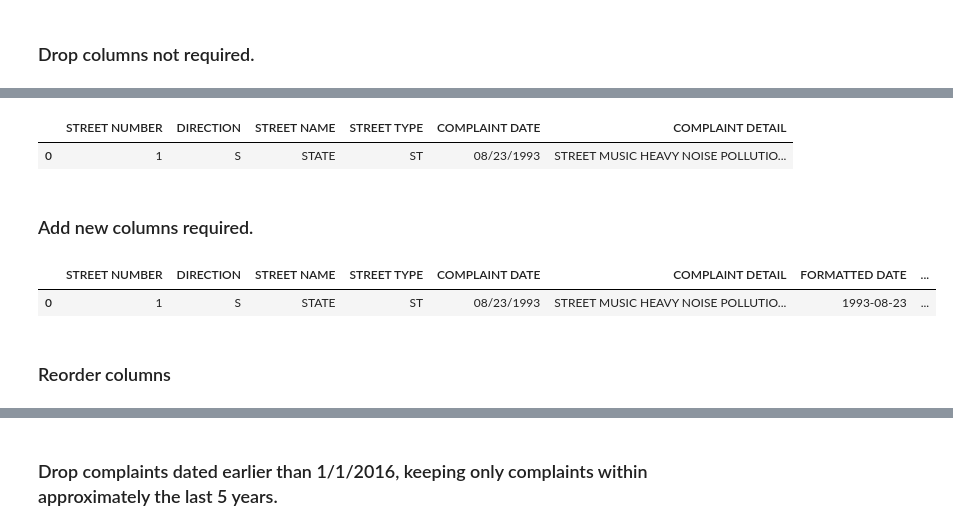
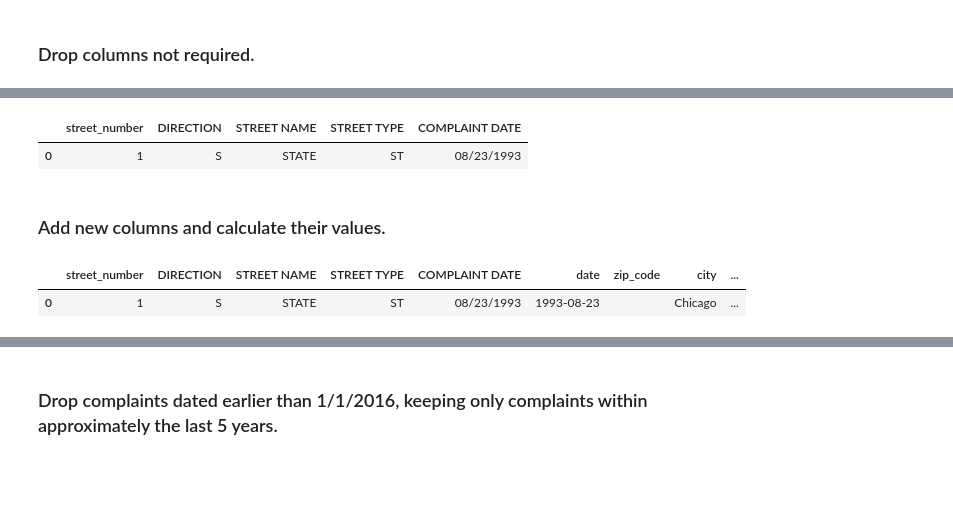
Before and after one commit to saguaroland1939/AirBnB-Analysis, a Jupyter notebook: Veronica/Noise complaints ETL.ipynb, the cells around one changed output, grey strips where cells are left out. Saved outputs shown, nothing was run; the diff lists cells and outputs as text; code cells hidden in the pictures; blank space fills up the shorter version.

Commit message:
Completes Noise complaints ETL.ipynb code.

```diff
--- a/Veronica/Noise complaints ETL.ipynb
+++ b/Veronica/Noise complaints ETL.ipynb
@@ -60,7 +51,7 @@ noise_complaints_df.head(2)
 ### Drop columns not required.
 # %%
 # Drop COMPLAINT ID, COMPLAINT TYPE, STREET NUMBER TO, INSPECTOR, INSPECTION LOG, DATA SOURCE, and Modified Date columns.
-(noise_complaints_df.drop(columns=['COMPLAINT ID', 'COMPLAINT TYPE', 'STREET NUMBER TO', 'INSPECTOR',
+(noise_complaints_df.drop(columns=['COMPLAINT ID', 'COMPLAINT TYPE', 'STREET NUMBER TO', 'INSPECTOR', 'COMPLAINT DETAIL',
                                    'INSPECTION LOG', 'DATA SOURCE', 'Modified Date'], inplace=True))
 
 noise_complaints_df.head(1)
@@ -72,46 +64,40 @@ noise_complaints_df.head(1)
 # %%
-# Rename STREET NUMBER FROM column to simply STREET NUMBER as this column will be used to represent point locations
-# rather than ranges.
-noise_complaints_df.rename(columns = {'STREET NUMBER FROM':'STREET NUMBER'}, inplace = True)
+# Rename STREET NUMBER FROM column to simply STREET NUMBER for readability as this column will be used to represent
+# point locations rather than ranges.
+
+noise_complaints_df.rename(columns = {'STREET NUMBER FROM':'street_number'}, inplace = True)
 
 noise_complaints_df.head(1)
 # %% [output]
-|  | STREET NUMBER | DIRECTION | STREET NAME | STREET TYPE | COMPLAINT DATE | COMPLAINT DETAIL |
-| 0 | 1 | S | STATE | ST | 08/23/1993 | STREET MUSIC HEAVY NOISE POLLUTIO... |
+|  | street_number | DIRECTION | STREET NAME | STREET TYPE | COMPLAINT DATE |
+| 0 | 1 | S | STATE | ST | 08/23/1993 |
 # %% [markdown]
-### Add new columns required.
+### Add new columns and calculate their values.
 # %%
 # Add columns to store formatted date, zip code, full address, latitude, and longitude.
 
-# Add FORMATTED DATE column derived from COMPLAINT DATE column. This column holds dates in Pandas DateTime format and
+# Add DATE column derived from COMPLAINT DATE column. This column holds dates in Pandas DateTime format and
 # will be used to select noise complaints within recent years.
-noise_complaints_df["FORMATTED DATE"] = pd.to_datetime(noise_complaints_df["COMPLAINT DATE"])
+noise_complaints_df["date"] = pd.to_datetime(noise_complaints_df["COMPLAINT DATE"])
 
 # Add ZIP CODE column. Will be populated with results of API call and will be used to join PostgresSQL tables.
-noise_complaints_df["ZIP CODE"] = ""
+noise_complaints_df["zip_code"] = ""
 
-# Add CITY column.
-noise_complaints_df["CITY"] = "Chicago"
+# Add CITY column needed for Google Maps API call.
+noise_complaints_df["city"] = "Chicago"
 
-# Add STATE column.
-noise_complaints_df["STATE"] = "IL"
+# Add STATE column needed for Google Maps API call.
+noise_complaints_df["state"] = "IL"
 
-# Add partial address column and compute contents from existing columns.
-# STREET NUMBER FROM is assumed to be representative of the point location of the complaint.
-noise_complaints_df["PARTIAL ADDRESS"] = (noise_complaints_df["STREET NUMBER"].map(str)+" "+noise_complaints_df["DIRECTION"]
+# Add partial address column and compute contents from existing columns. This column will be sent to Google Maps API call.
+noise_complaints_df["partial_address"] = (noise_complaints_df["street_number"].map(str)+" "+noise_complaints_df["DIRECTION"]
                                           +" "+noise_complaints_df['STREET NAME']+" "+noise_complaints_df['STREET TYPE']
-                                          +", "+noise_complaints_df['CITY']+", "+noise_complaints_df['STATE'])
+                                          +", "+noise_complaints_df['city']+", "+noise_complaints_df['state'])
 
-# Add FULL ADDRESS column. Will be populated with results from API call, including zip code.
-noise_complaints_df["FULL ADDRESS"] = ""
-
-# Add LATITUDE and LONGITUDE columns
-noise_complaints_df["LATITUDE"]=""
-noise_complaints_df["LONGITUDE"]=""
+# Add NUM COMPLAINTS column to be filled in later groupby/aggregation step.
+noise_complaints_df["num_complaints"] = ""
 
 noise_complaints_df.head(1)
 # %% [output]
-|  | STREET NUMBER | DIRECTION | STREET NAME | STREET TYPE | COMPLAINT DATE | COMPLAINT DETAIL | FORMATTED DATE | ... |
-| 0 | 1 | S | STATE | ST | 08/23/1993 | STREET MUSIC HEAVY NOISE POLLUTIO... | 1993-08-23 | ... |
+|  | street_number | DIRECTION | STREET NAME | STREET TYPE | COMPLAINT DATE | date | zip_code | city | ... |
+| 0 | 1 | S | STATE | ST | 08/23/1993 | 1993-08-23 |  | Chicago | ... |
-# %% [markdown]
-### Reorder columns
```
Also changed, not shown: parts of 32 cells of this notebook.
